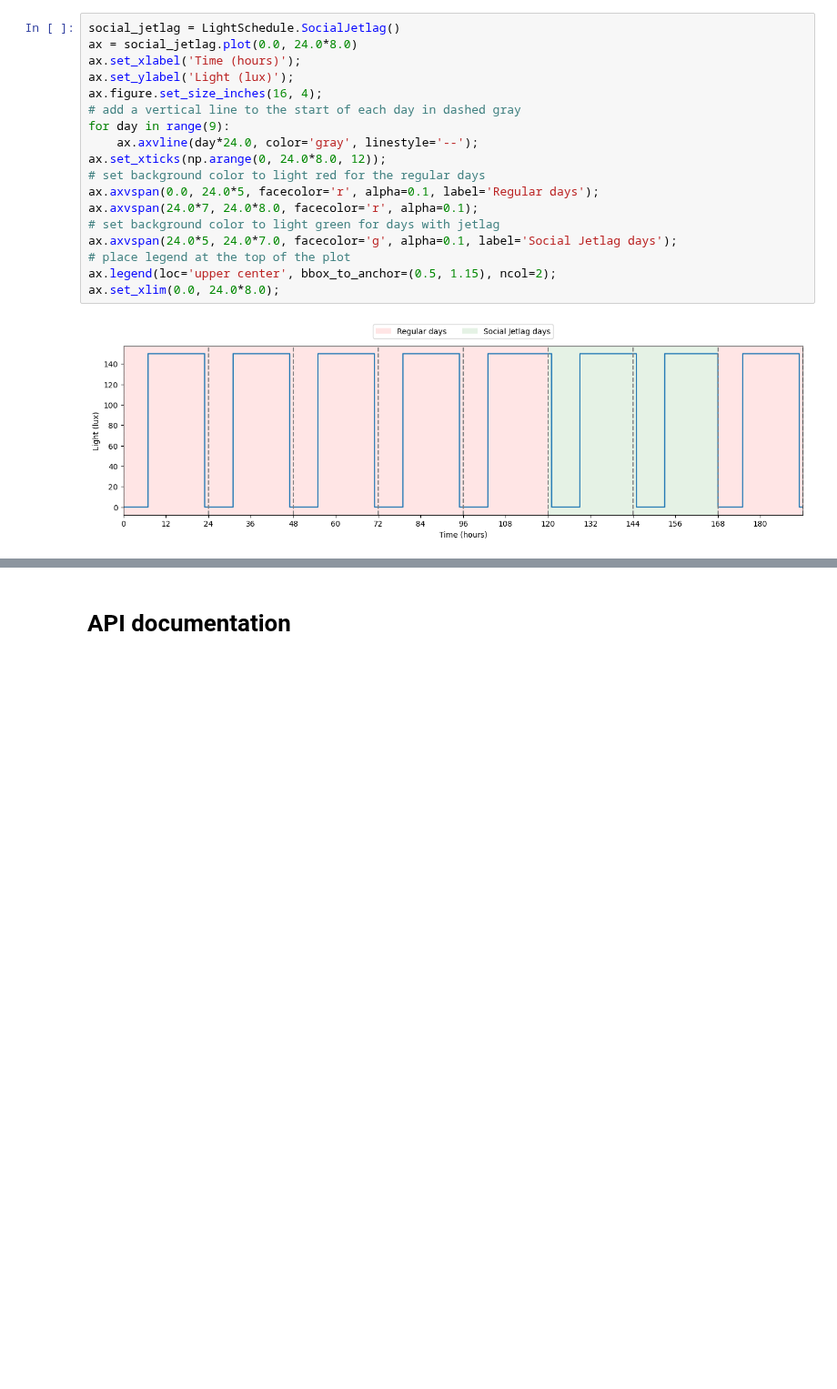
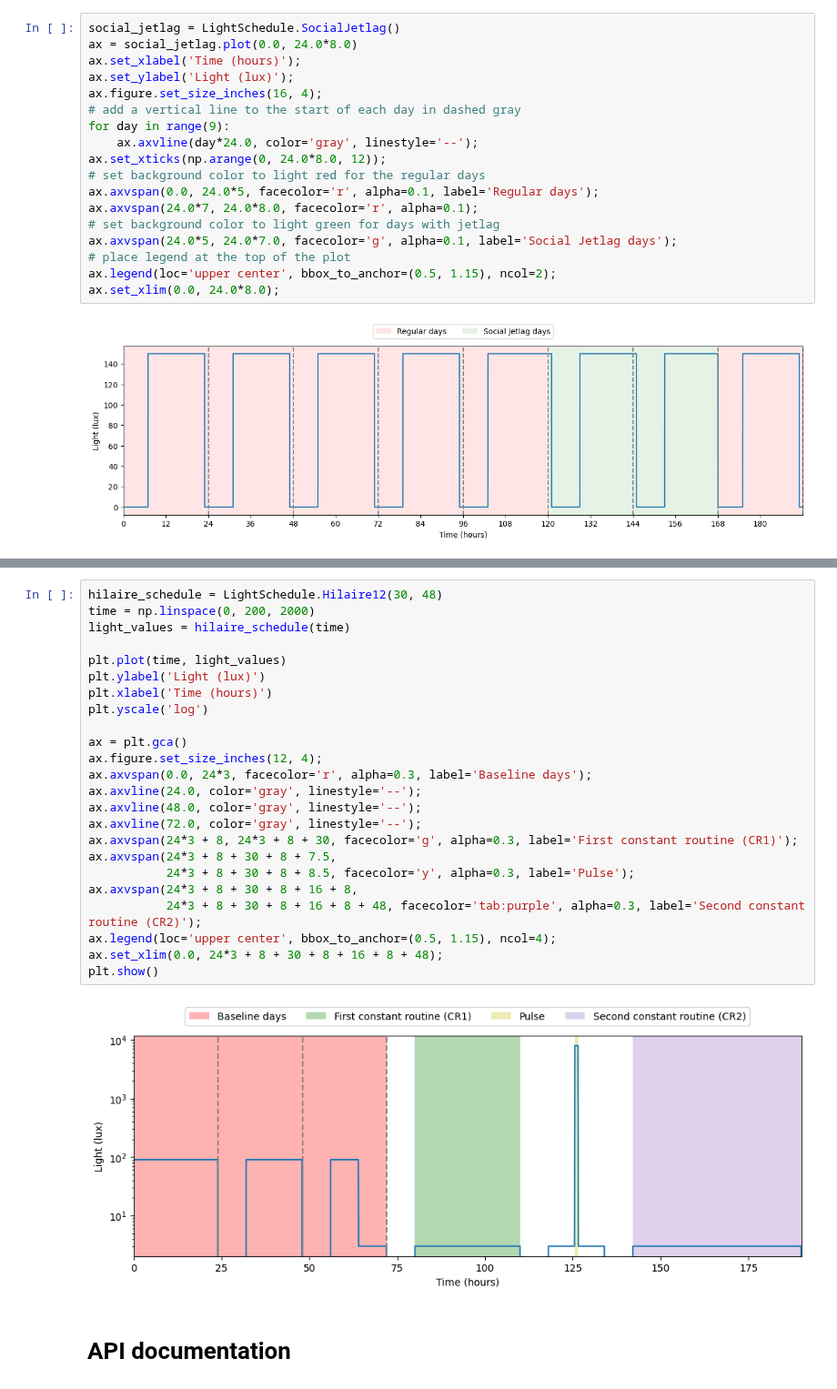
Before and after one commit to Arcascope/circadian, a Jupyter notebook: nbs/api/01_lights.ipynb, the cells around one changed output, grey strips where cells are left out. Shown at 91% size. Cells and saved outputs as stored; diff of their text form; blank space fills up the shorter version.

Commit message:
Implementation, docs, and test for St. Hilaire 12 et al. light schedule

```diff
--- a/nbs/api/01_lights.ipynb
+++ b/nbs/api/01_lights.ipynb
@@ -683,3 +762,29 @@ ax.set_xlim(0.0, 24.0*8.0);
+# %%
+hilaire_schedule = LightSchedule.Hilaire12(30, 48)
+time = np.linspace(0, 200, 2000)
+light_values = hilaire_schedule(time)
+
+plt.plot(time, light_values)
+plt.ylabel('Light (lux)')
+plt.xlabel('Time (hours)')
+plt.yscale('log')
+
+ax = plt.gca()
+ax.figure.set_size_inches(12, 4);
+ax.axvspan(0.0, 24*3, facecolor='r', alpha=0.3, label='Baseline days');
+ax.axvline(24.0, color='gray', linestyle='--');
+ax.axvline(48.0, color='gray', linestyle='--');
+ax.axvline(72.0, color='gray', linestyle='--');
+ax.axvspan(24*3 + 8, 24*3 + 8 + 30, facecolor='g', alpha=0.3, label='First constant routine (CR1)');
+ax.axvspan(24*3 + 8 + 30 + 8 + 7.5,
+           24*3 + 8 + 30 + 8 + 8.5, facecolor='y', alpha=0.3, label='Pulse');
+ax.axvspan(24*3 + 8 + 30 + 8 + 16 + 8,
+           24*3 + 8 + 30 + 8 + 16 + 8 + 48, facecolor='tab:purple', alpha=0.3, label='Second constant routine (CR2)');
+ax.legend(loc='upper center', bbox_to_anchor=(0.5, 1.15), ncol=4);
+ax.set_xlim(0.0, 24*3 + 8 + 30 + 8 + 16 + 8 + 48);
+plt.show()
+# %% [output]
+[figure, added]
 # %% [markdown]
 # API documentation
 # %%
```
Also changed, not shown: parts of 8 cells of this notebook, 3 other files.
